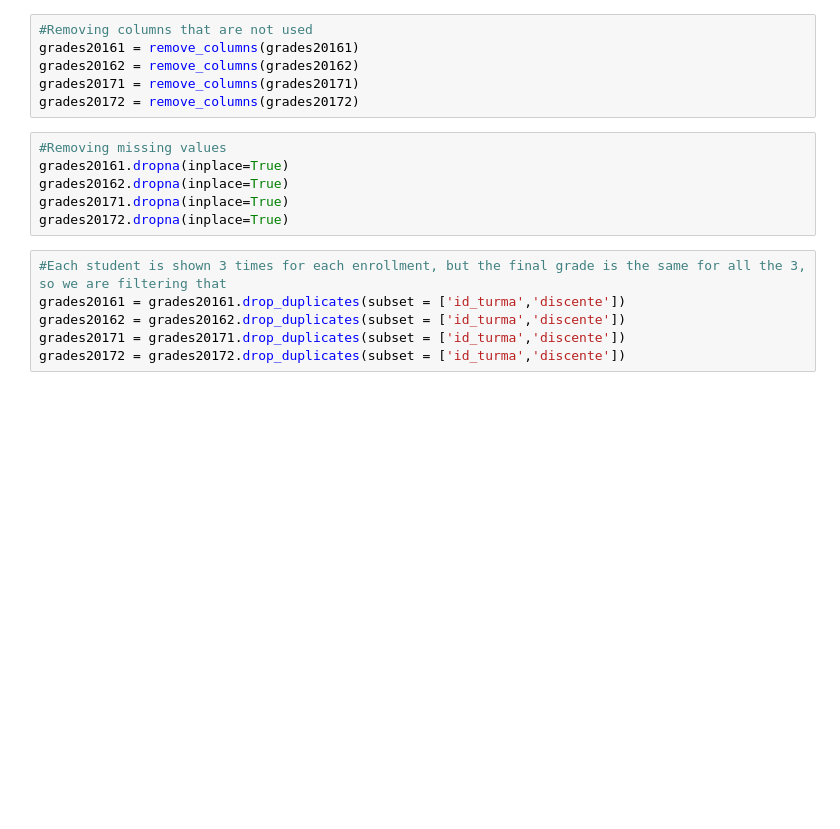
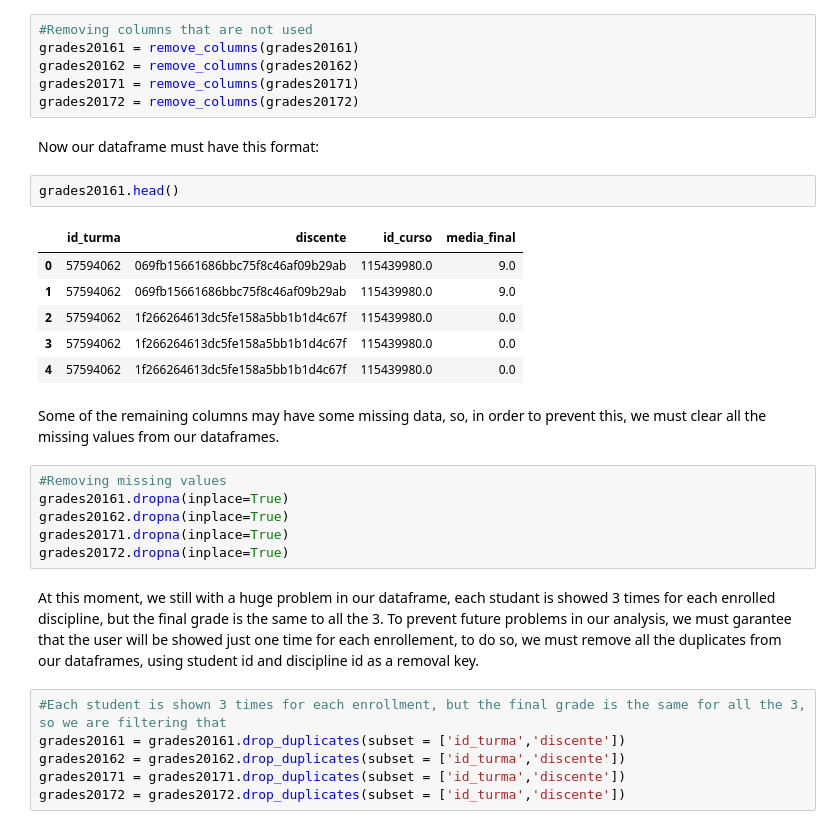
Before and after one commit to AndersonSMed/UFRN_grades_analysis, a Jupyter notebook: project/analysis.ipynb, the cells around one changed output. Cells and saved outputs as stored; diff of their text form; blank space fills up the shorter version.

```diff
--- a/project/analysis.ipynb
+++ b/project/analysis.ipynb
@@ -54,12 +100,27 @@ grades20161 = remove_columns(grades20161)
 grades20162 = remove_columns(grades20162)
 grades20171 = remove_columns(grades20171)
 grades20172 = remove_columns(grades20172)
+# %% [markdown]
+Now our dataframe must have this format:
+# %%
+grades20161.head()
+# %% [output]
+|  | id_turma | discente | id_curso | media_final |
+| 0 | 57594062 | 069fb15661686bbc75f8c46af09b29ab | 115439980.0 | 9.0 |
+| 1 | 57594062 | 069fb15661686bbc75f8c46af09b29ab | 115439980.0 | 9.0 |
+| 2 | 57594062 | 1f266264613dc5fe158a5bb1b1d4c67f | 115439980.0 | 0.0 |
+| 3 | 57594062 | 1f266264613dc5fe158a5bb1b1d4c67f | 115439980.0 | 0.0 |
+| 4 | 57594062 | 1f266264613dc5fe158a5bb1b1d4c67f | 115439980.0 | 0.0 |
+# %% [markdown]
+Some of the remaining columns may have some missing data, so, in order to prevent this, we must clear all the missing values from our dataframes.
 # %%
 #Removing missing values
 grades20161.dropna(inplace=True)
 grades20162.dropna(inplace=True)
 grades20171.dropna(inplace=True)
 grades20172.dropna(inplace=True)
+# %% [markdown]
+At this moment, we still with a huge problem in our dataframe, each studant is showed 3 times for each enrolled discipline, but the final grade is the same to all the 3. To prevent future problems in our analysis, we must garantee that the user will be showed just one time for each enrollement, to do so, we must remove all the duplicates from our dataframes, using student id and discipline id as a removal key.
 # %%
 #Each student is shown 3 times for each enrollment, but the final grade is the same for all the 3, so we are filtering that
 grades20161 = grades20161.drop_duplicates(subset = ['id_turma','discente'])
```
Also changed, not shown: parts of 39 cells of this notebook, 1 other file.
